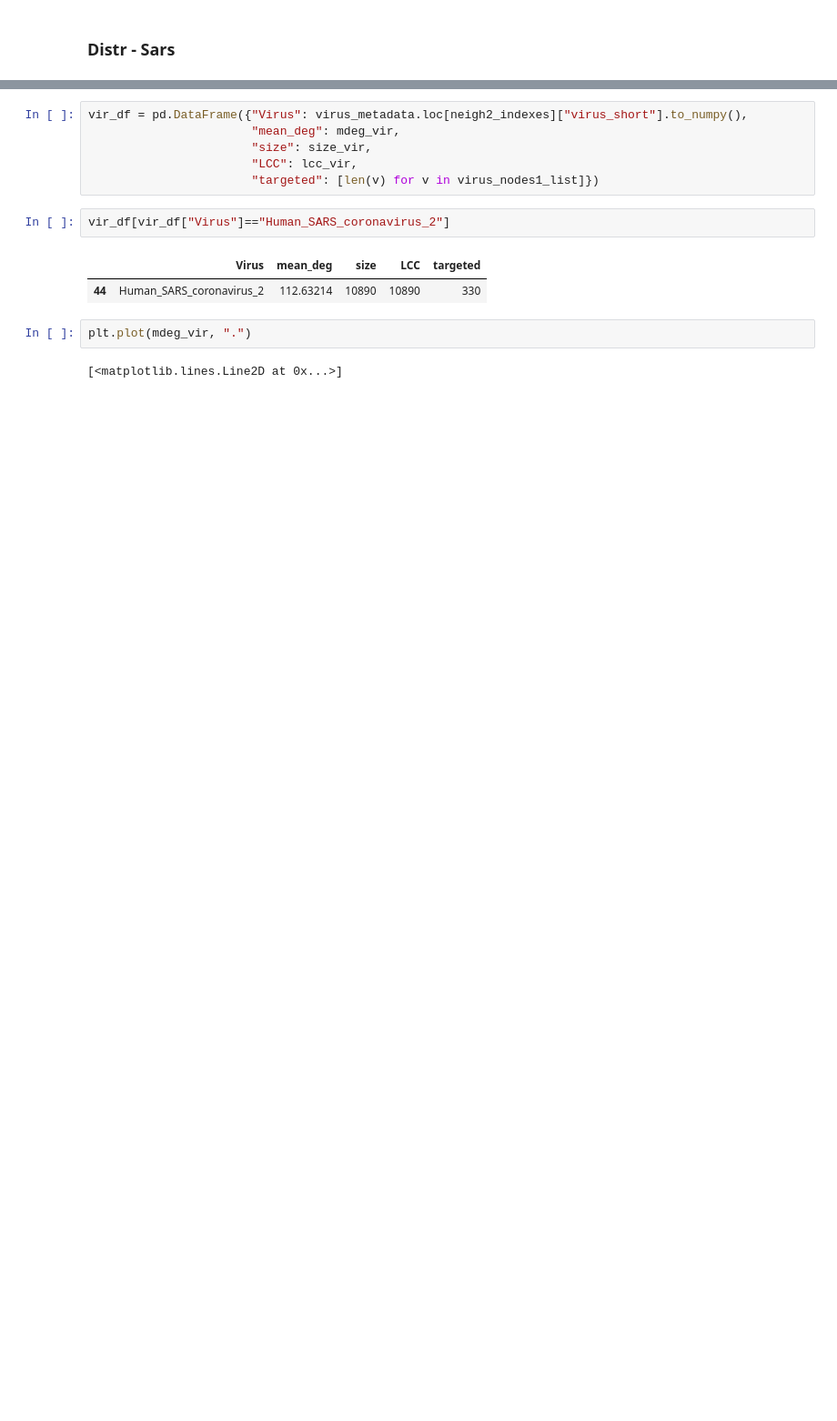
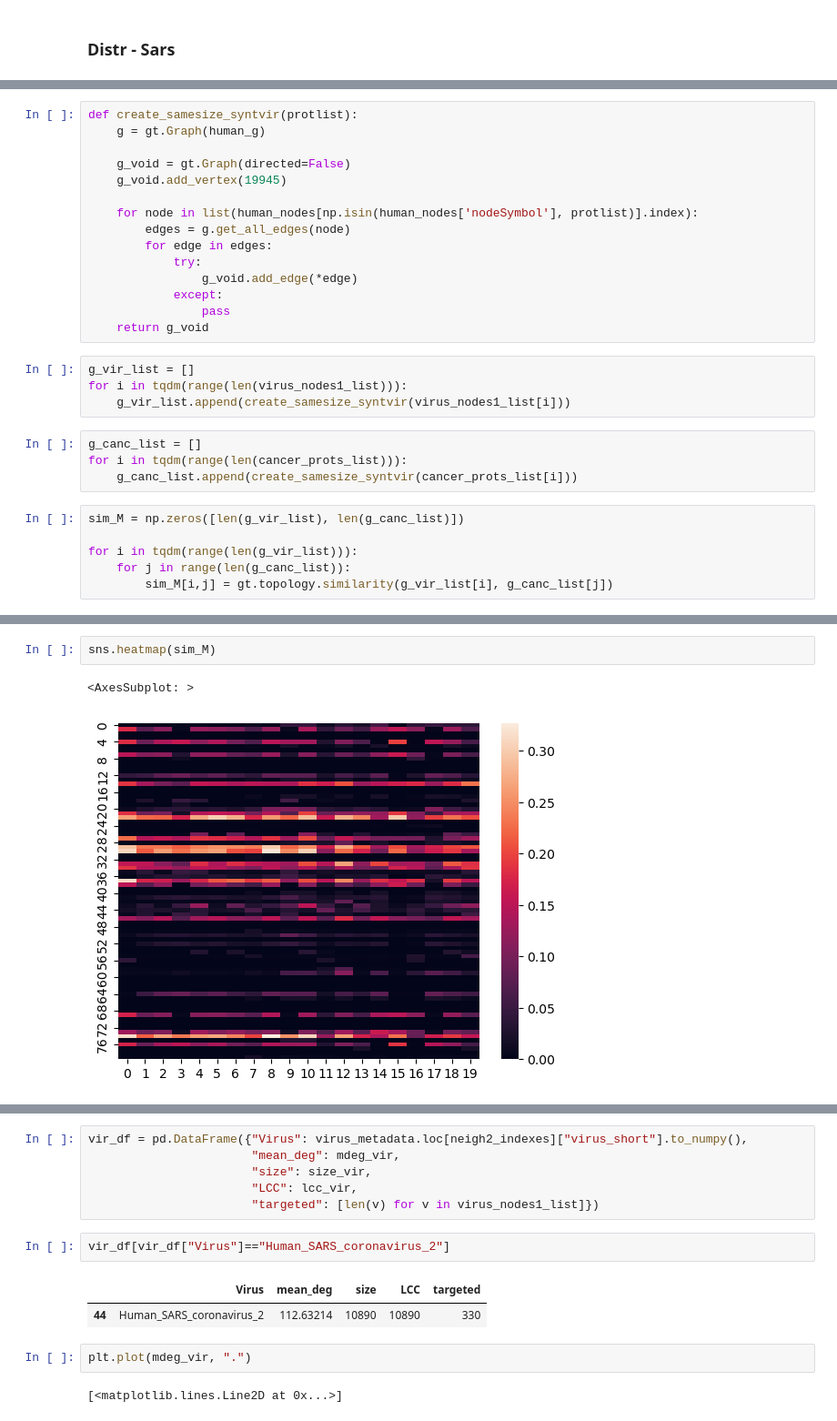
Before and after one commit to francescozambelli/OncoVirus_SarsCov2, a Jupyter notebook: Syntetic_Viruses.ipynb, the cells around one changed output, grey strips where cells are left out. Shown at 91% size. Drawn from its saved outputs; the diff is of its cells as text; blank space fills up the shorter version.

Commit message:
Starting with similarity with nets of cancer paths

```diff
--- a/Syntetic_Viruses.ipynb
+++ b/Syntetic_Viruses.ipynb
@@ -831,0 +865,29 @@ number_picked_type1_prot=int(np.round(np.random.exponential(10,1))[0])+1
+# %%
+def create_samesize_syntvir(protlist):
+    g = gt.Graph(human_g)
+
+    g_void = gt.Graph(directed=False)
+    g_void.add_vertex(19945)
+
+    for node in list(human_nodes[np.isin(human_nodes['nodeSymbol'], protlist)].index):
+        edges = g.get_all_edges(node)
+        for edge in edges:
+            try:
+                g_void.add_edge(*edge)
+            except:
+                pass
+    return g_void
+# %%
+g_vir_list = []
+for i in tqdm(range(len(virus_nodes1_list))):
+    g_vir_list.append(create_samesize_syntvir(virus_nodes1_list[i]))
+# %%
+g_canc_list = []
+for i in tqdm(range(len(cancer_prots_list))):
+    g_canc_list.append(create_samesize_syntvir(cancer_prots_list[i]))
+# %%
+sim_M = np.zeros([len(g_vir_list), len(g_canc_list)])
+
+for i in tqdm(range(len(g_vir_list))):
+    for j in range(len(g_canc_list)):
+        sim_M[i,j] = gt.topology.similarity(g_vir_list[i], g_canc_list[j])
@@ -831,0 +925,5 @@ number_picked_type1_prot=int(np.round(np.random.exponential(10,1))[0])+1
+# %%
+sns.heatmap(sim_M)
+# %% [output]
+<AxesSubplot: >
+[figure, added]
```
Also changed, not shown: parts of 26 cells of this notebook.
